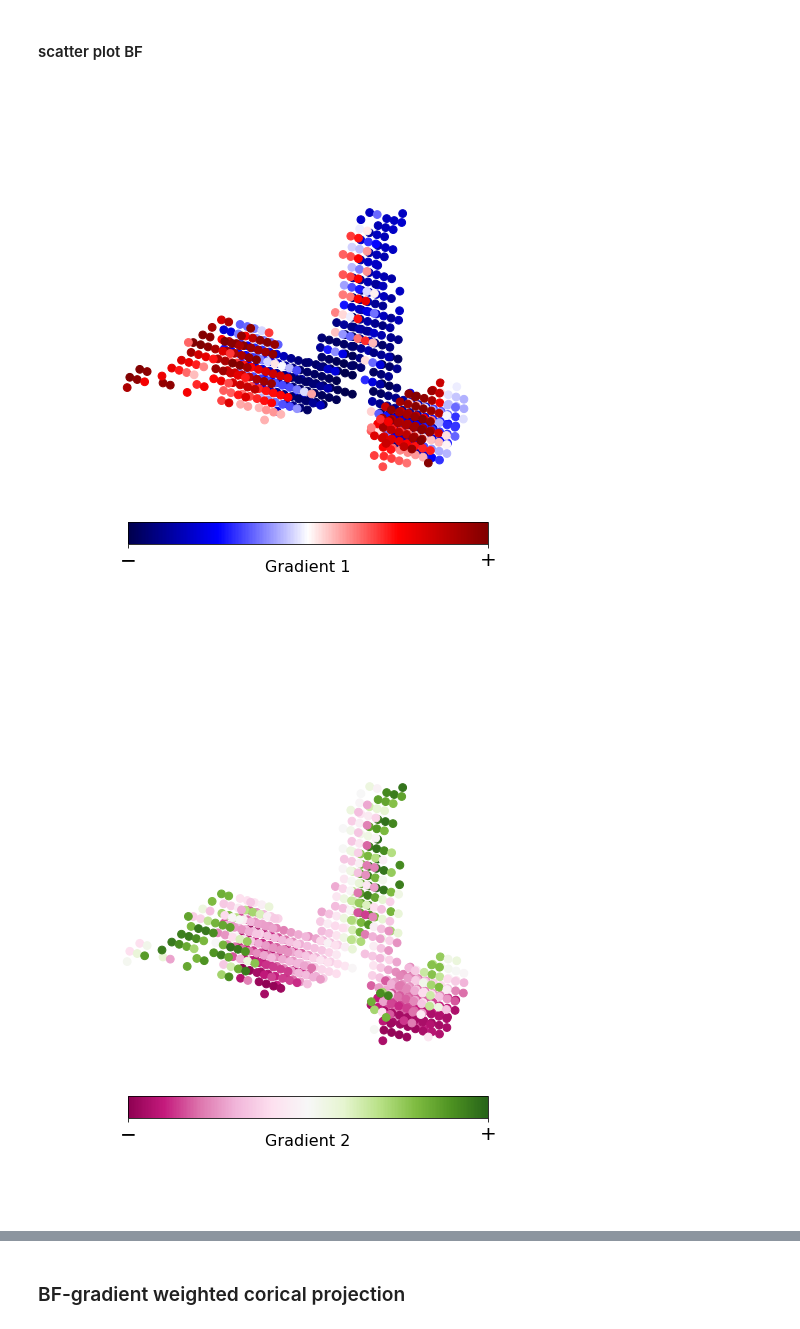
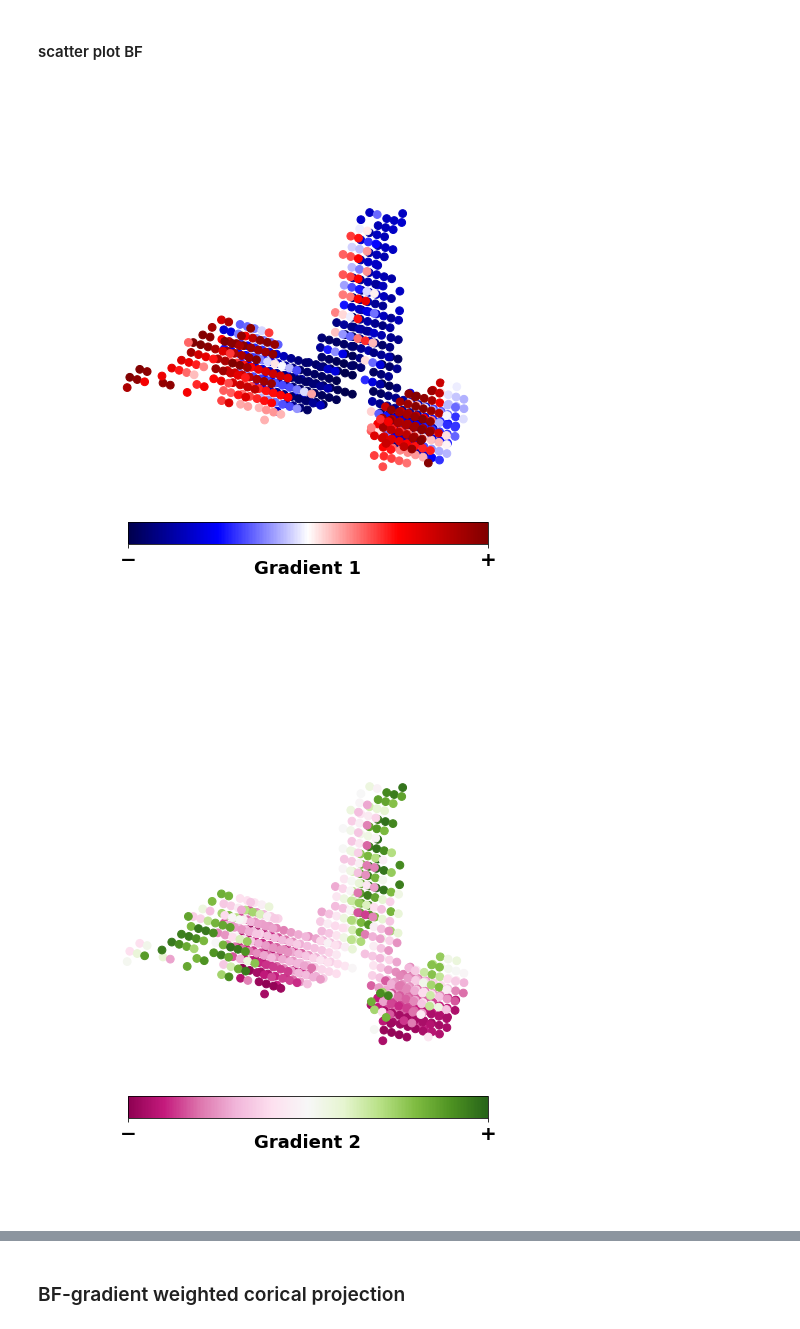
Before and after one commit to sudesnac/HumanBF-Connectivity, a Jupyter notebook: notebook/Diff_7Tsubj_gradients.ipynb, the cells around one changed output, grey strips where cells are left out. Drawn from its saved outputs; the diff is of its cells as text; code cells hidden in the pictures.

```diff
--- a/notebook/Diff_7Tsubj_gradients.ipynb
+++ b/notebook/Diff_7Tsubj_gradients.ipynb
@@ -182,31 +182,31 @@ for g in range(1,7):
 # %%
 colors = ['seismic','seismic','PiYG','bwr','PRGn','coolwarm','BrBG']
 
 for g in range(1,7):
     # Plot using 3D scatter plot
     fig = plt.figure(figsize=(10,10))
     ax = fig.add_subplot(projection='3d')
     ax.dist=10
     ax.set_axis_off()
 
     ax.scatter(
         G_idx[g][:,0],
         G_idx[g][:,1],
         G_idx[g][:,2],
         s=60, alpha=1,
         cmap=colors[g], vmin=G_values[g].min(), vmax=G_values[g].max(),
         c=G_values[g]
     )
     # Add legend
     norm = matplotlib.colors.Normalize(G_values[g].min(), G_values[g].max())
     cb_ax = fig.add_axes([0.25, 0.25, 0.5, 0.03]) # start x, start y, length x, height y
     cb = fig.colorbar(matplotlib.cm.ScalarMappable(norm=norm, cmap=colors[g]),
                       ticks=[G_values[g].min(), G_values[g].max()], cax=cb_ax, orientation='horizontal')
-    cb.set_label(f"Gradient {g}", fontsize=16, labelpad=-10)
-    cb.ax.set_xticklabels(['−','+'], fontsize=20)
+    cb.set_label(f"Gradient {g}", fontsize=18, labelpad=-10, weight=600)
+    cb.ax.set_xticklabels(['−','+'], fontsize=20, weight=600)
 
     plt.savefig(fig_path + f'Diff_7Tsubj_Gradient_{g}_scatterplot.png', dpi=300, bbox_inches='tight')
     plt.show()
 # %% [output]
-[figure, old version]
+[figure, new version]
-[figure, old version]
+[figure, new version]
```
Also changed, not shown: parts of 63 cells of this notebook, 18 other files.
